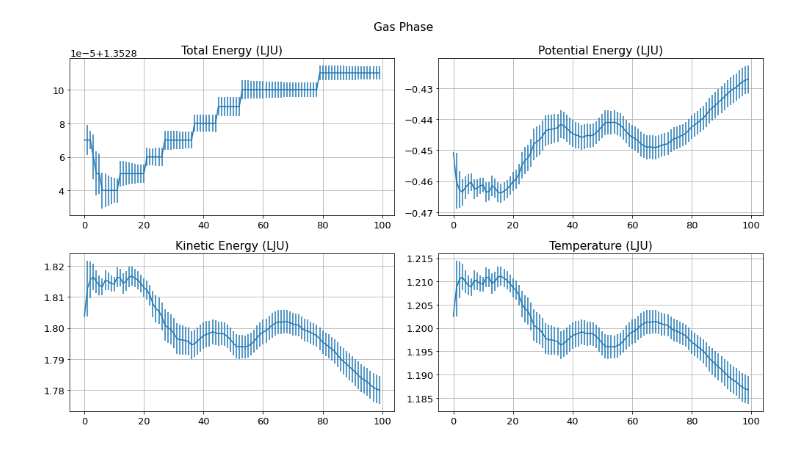
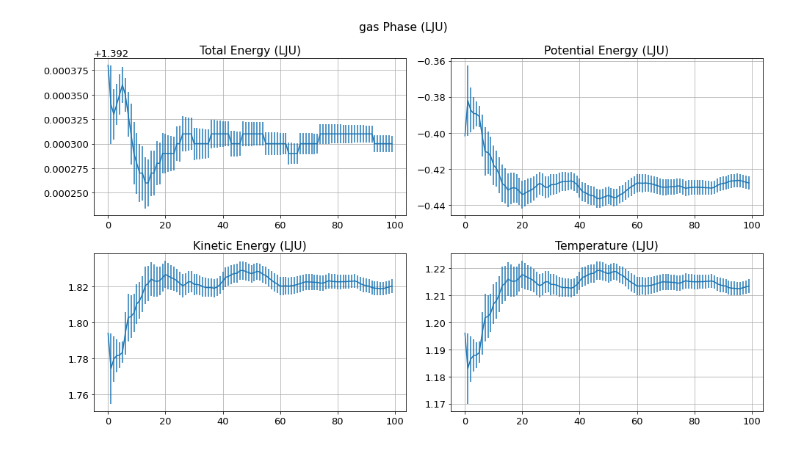
Before and after one commit to edoardodraetta/lsn_esercizi, a Jupyter notebook: Esercizio_4.ipynb, the cells around one changed output. Saved outputs shown, nothing was run; the diff lists cells and outputs as text; code cells hidden in the pictures.

```diff
--- a/Esercizio_4.ipynb
+++ b/Esercizio_4.ipynb
@@ -93,35 +214,36 @@ plt.show()
 # %%
+# Blocked Averages
 fig, ax = plt.subplots(2, 2, figsize=(14, 8))
-fig.suptitle("Gas Phase")
+fig.suptitle("gas Phase (LJU)")
 
 N = 100  # Blocks
 x = np.arange(N)
 
-datafile = "./data/4.3.3/ave_etot.out"
-avg, err = np.loadtxt(datafile, usecols=(0, 2), delimiter=' ', unpack='true')
+datafile = "./data/4/gas/gas.ave_etot.dat"
+avg, err = np.loadtxt(datafile, usecols=(1, 2), delimiter=' ', unpack='true')
 ax[0, 0].errorbar(x, avg, yerr=err, label="etot")
 ax[0, 0].title.set_text("Total Energy (LJU)")
 ax[0, 0].grid(True)
 
-datafile = "./data/4.3.3/ave_epot.out"
-avg, err = np.loadtxt(datafile, usecols=(0, 2), delimiter=' ', unpack='true')
+datafile = "./data/4/gas/gas.ave_epot.dat"
+avg, err = np.loadtxt(datafile, usecols=(1, 2), delimiter=' ', unpack='true')
 ax[0, 1].errorbar(x, avg, yerr=err,  label="epot")
 ax[0, 1].title.set_text("Potential Energy (LJU)")
 ax[0, 1].grid(True)
 
-datafile = "./data/4.3.3/ave_ekin.out"
-avg, err = np.loadtxt(datafile, usecols=(0, 2), delimiter=' ', unpack='true')
+datafile = "./data/4/gas/gas.ave_ekin.dat"
+avg, err = np.loadtxt(datafile, usecols=(1, 2), delimiter=' ', unpack='true')
 ax[1, 0].errorbar(x, avg, yerr=err, label="ekin")
 ax[1, 0].title.set_text("Kinetic Energy (LJU)")
 ax[1, 0].grid(True)
 
-datafile = "./data/4.3.3/ave_temp.out"
-avg, err = np.loadtxt(datafile, usecols=(0, 2), delimiter=' ', unpack='true')
+datafile = "./data/4/gas/gas.ave_temp.dat"
+avg, err = np.loadtxt(datafile, usecols=(1, 2), delimiter=' ', unpack='true')
 ax[1, 1].errorbar(x, avg, yerr=err, label="temp (K)")
 ax[1, 1].title.set_text("Temperature (LJU)")
 ax[1, 1].grid(True)
 
 plt.tight_layout()
 plt.show()
 # %% [output]
-[figure, old version]
+[figure, new version]
```
Also changed, not shown: parts of 13 cells of this notebook, 15 other files.
